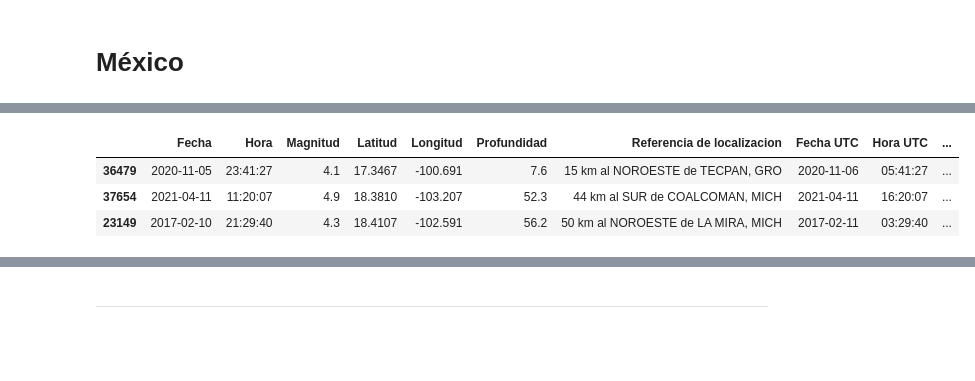
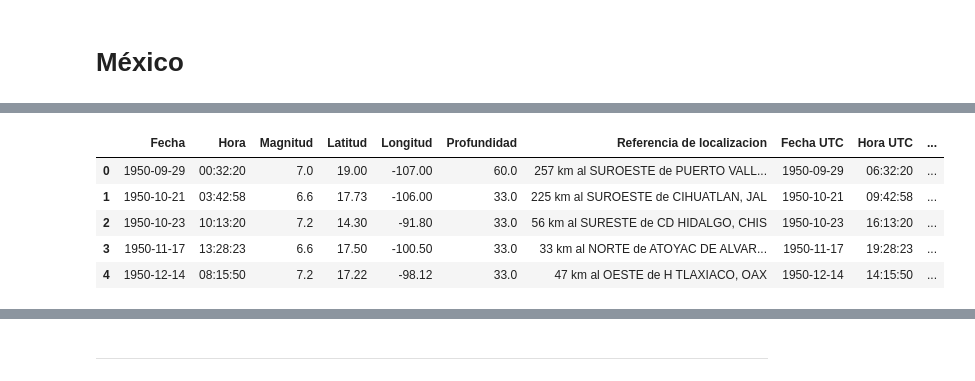
Before and after one commit to ReneRamosTrvn/alertas_sismicas, a Jupyter notebook: ETL.ipynb, the cells around one changed output, grey strips where cells are left out. Cells and saved outputs as stored; diff of their text form; code cells hidden in the pictures; blank space fills up the shorter version.

```diff
--- a/ETL.ipynb
+++ b/ETL.ipynb
@@ -280,0 +347,12 @@ df_mexico
+# %%
+# A través del servicio sismológico nacional de México se extraen los siguientes datos a través de una URL
+url = "http://www2.ssn.unam.mx:8080/catalogo/csv/20230508125001UBDKO.csv"
+
+# Hacemos una solicitud a la url obteniendo el contenido
+response = requests.get(url).content
+
+# StringIO se utiliza para convertir el contenido en una cadena legible por pandas
+df_mexico = pd.read_csv(io.StringIO(response.decode('utf-8')), skiprows=4, skipfooter=7, engine='python') # con skiprows salteamos las primeras y últimas filas que generan errores
+
+# Observamos
+df_mexico
@@ -281,9 +373,14 @@ df_mexico
 # %%
-# Separamos "referencia de localizacion"
+# Separamos "referencia de localizacion" en "Distancia" y "Estado"
 df_mexico[["Distancia","Estado"]] = df_mexico["Referencia de localizacion"].str.split(",",expand=True)
-df_mexico.sample(3)
+# Agregamos el ID de México que es 3
+df_mexico["idCountry"] = 3
+# Observamos
+df_mexico.head()
 # %% [output]
 |  | Fecha | Hora | Magnitud | Latitud | Longitud | Profundidad | Referencia de localizacion | Fecha UTC | Hora UTC | ... |
-| 36479 | 2020-11-05 | 23:41:27 | 4.1 | 17.3467 | -100.691 | 7.6 | 15 km al NOROESTE de TECPAN, GRO | 2020-11-06 | 05:41:27 | ... |
-| 37654 | 2021-04-11 | 11:20:07 | 4.9 | 18.3810 | -103.207 | 52.3 | 44 km al SUR de COALCOMAN, MICH | 2021-04-11 | 16:20:07 | ... |
-| 23149 | 2017-02-10 | 21:29:40 | 4.3 | 18.4107 | -102.591 | 56.2 | 50 km al NOROESTE de LA MIRA, MICH | 2017-02-11 | 03:29:40 | ... |
+| 0 | 1950-09-29 | 00:32:20 | 7.0 | 19.00 | -107.00 | 60.0 | 257 km al SUROESTE de PUERTO VALL... | 1950-09-29 | 06:32:20 | ... |
+| 1 | 1950-10-21 | 03:42:58 | 6.6 | 17.73 | -106.00 | 33.0 | 225 km al SUROESTE de CIHUATLAN, JAL | 1950-10-21 | 09:42:58 | ... |
+| 2 | 1950-10-23 | 10:13:20 | 7.2 | 14.30 | -91.80 | 33.0 | 56 km al SURESTE de CD HIDALGO, CHIS | 1950-10-23 | 16:13:20 | ... |
+| 3 | 1950-11-17 | 13:28:23 | 6.6 | 17.50 | -100.50 | 33.0 | 33 km al NORTE de ATOYAC DE ALVAR... | 1950-11-17 | 19:28:23 | ... |
+| 4 | 1950-12-14 | 08:15:50 | 7.2 | 17.22 | -98.12 | 33.0 | 47 km al OESTE de H TLAXIACO, OAX | 1950-12-14 | 14:15:50 | ... |
```
Also changed, not shown: parts of 37 cells of this notebook, 12 other files.
